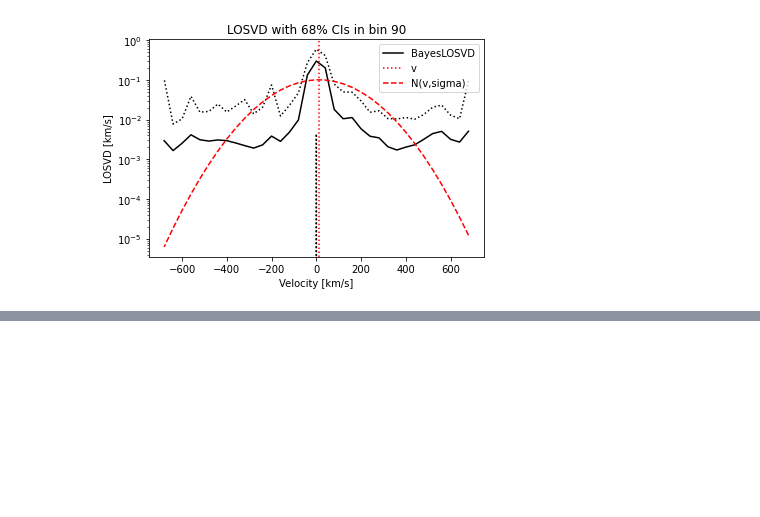
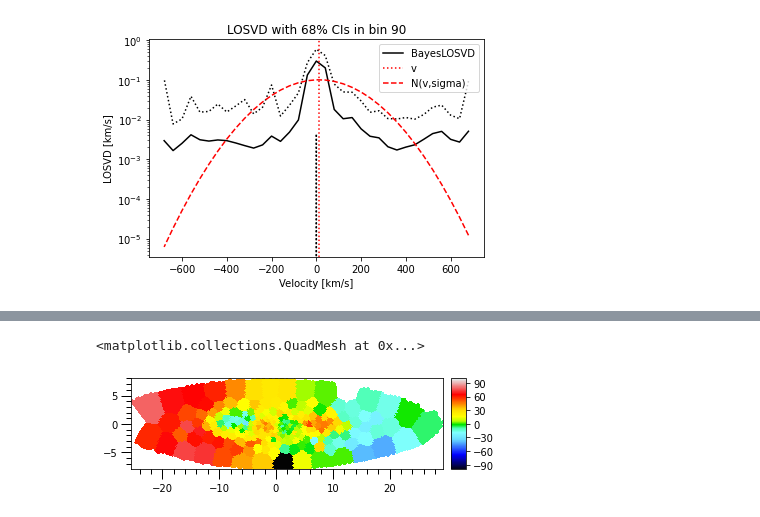
Before and after one commit to dynamics-of-stellar-systems/dynamite, a Jupyter notebook: dev_tests/bayes_losvd/DYNMAITE_and_BAYES_LOSVD.ipynb, the cells around one changed output, grey strips where cells are left out. Drawn from its saved outputs; the diff is of its cells as text; code cells hidden in the pictures; blank space fills up the shorter version.

```diff
--- a/dev_tests/bayes_losvd/DYNMAITE_and_BAYES_LOSVD.ipynb
+++ b/dev_tests/bayes_losvd/DYNMAITE_and_BAYES_LOSVD.ipynb
@@ -319,0 +262,4 @@ AttributeError: 'NoneType' object has no attribute 'legacy_settings'
+# %%
+stars = c.system.get_component_from_name('stars')
+BayesLOSVD = stars.kinematic_data[0]
+print(type(BayesLOSVD))
@@ -319,0 +369,11 @@ AttributeError: 'NoneType' object has no attribute 'legacy_settings'
+# %%
+display_pixels.display_pixels(x, y, BayesLOSVD.data['v'][grid[s]],
+                              pixelsize=dx,
+                              angle=angle_deg,
+                              cmap='sauron',
+                              vmin=-100,
+                              vmax=100,
+                              colorbar=True)
+# %% [output]
+<matplotlib.collections.QuadMesh at 0x...>
+[figure, added]
```
Also changed, not shown: parts of 55 cells of this notebook, 3 other files.
